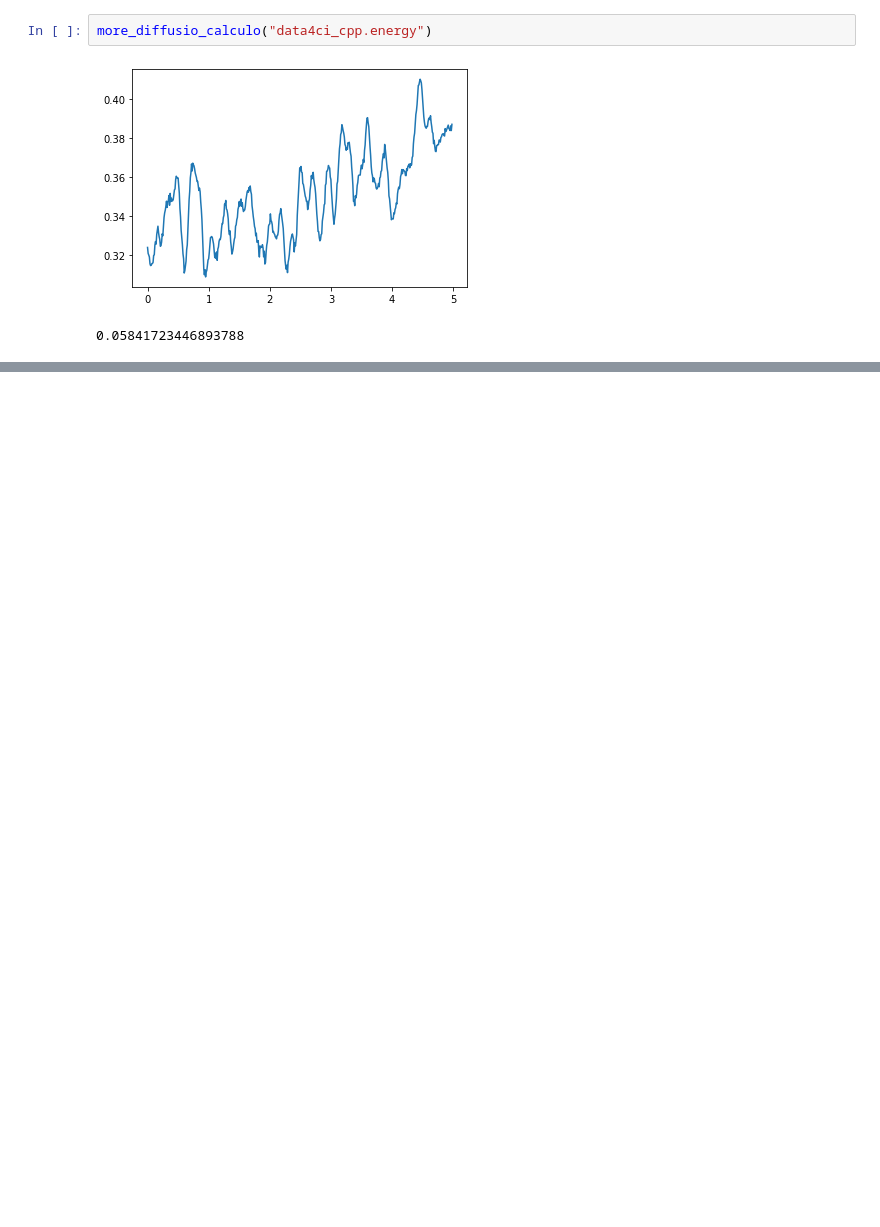
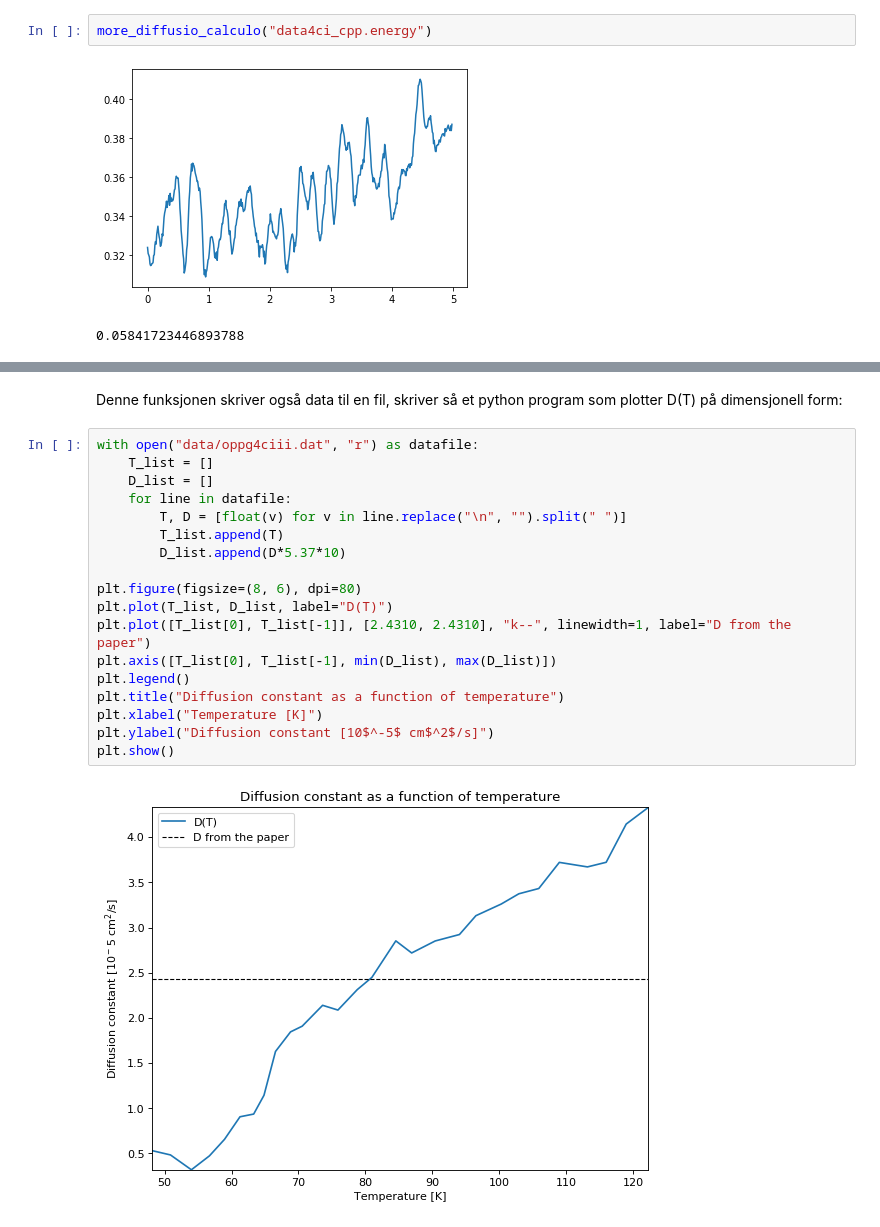
Before and after one commit to Benito1001/MolDyn, a Jupyter notebook: MolDyn.ipynb, the cells around one changed output, grey strips where cells are left out. Saved outputs shown, nothing was run; the diff lists cells and outputs as text; blank space fills up the shorter version.

```diff
--- a/MolDyn.ipynb
+++ b/MolDyn.ipynb
@@ -1834,0 +2292,22 @@ Ettersom jeg brukte så lang tid på å skrive om programmet til c++ for forrige
+# %% [markdown]
+Denne funksjonen skriver også data til en fil, skriver så et python program som plotter D(T) på dimensjonell form:
+# %%
+with open("data/oppg4ciii.dat", "r") as datafile:
+    T_list = []
+    D_list = []
+    for line in datafile:
+        T, D = [float(v) for v in line.replace("\n", "").split(" ")]
+        T_list.append(T)
+        D_list.append(D*5.37*10)
+
+plt.figure(figsize=(8, 6), dpi=80)
+plt.plot(T_list, D_list, label="D(T)")
+plt.plot([T_list[0], T_list[-1]], [2.4310, 2.4310], "k--", linewidth=1, label="D from the paper")
+plt.axis([T_list[0], T_list[-1], min(D_list), max(D_list)])
+plt.legend()
+plt.title("Diffusion constant as a function of temperature")
+plt.xlabel("Temperature [K]")
+plt.ylabel("Diffusion constant [10$^-5$ cm$^2$/s]")
+plt.show()
+# %% [output]
+[figure, added]
```
Also changed, not shown: parts of 15 cells of this notebook, 7 other files.
